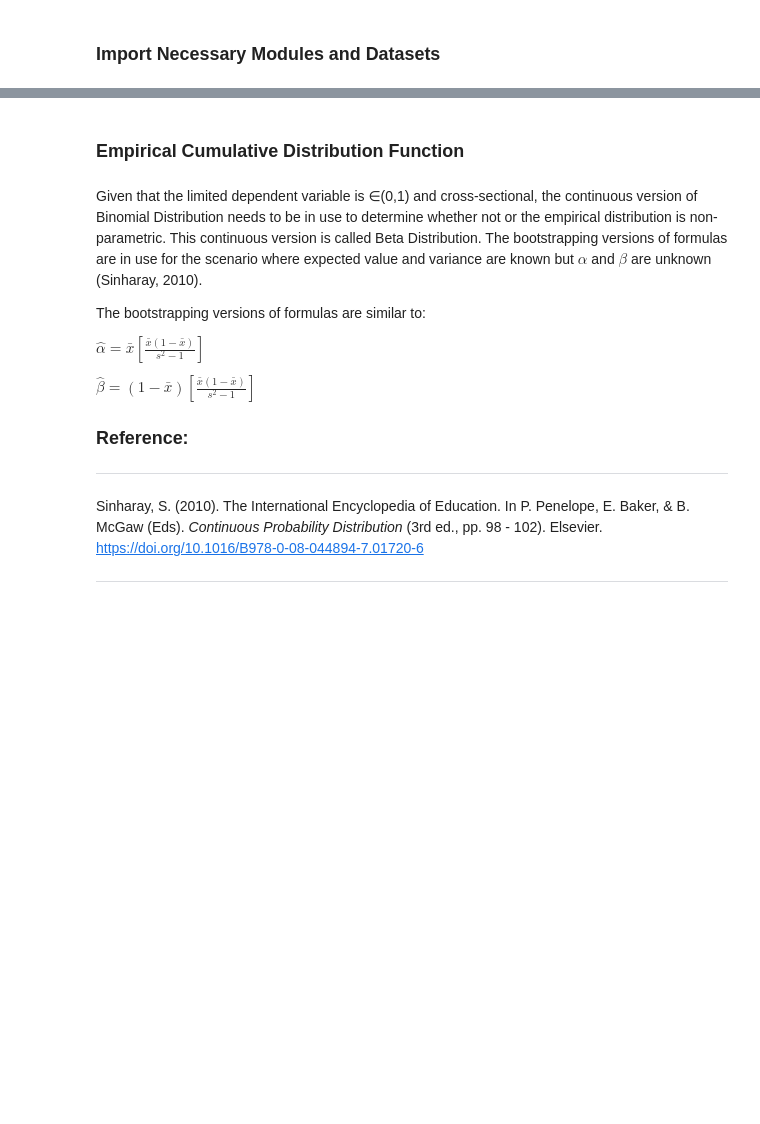
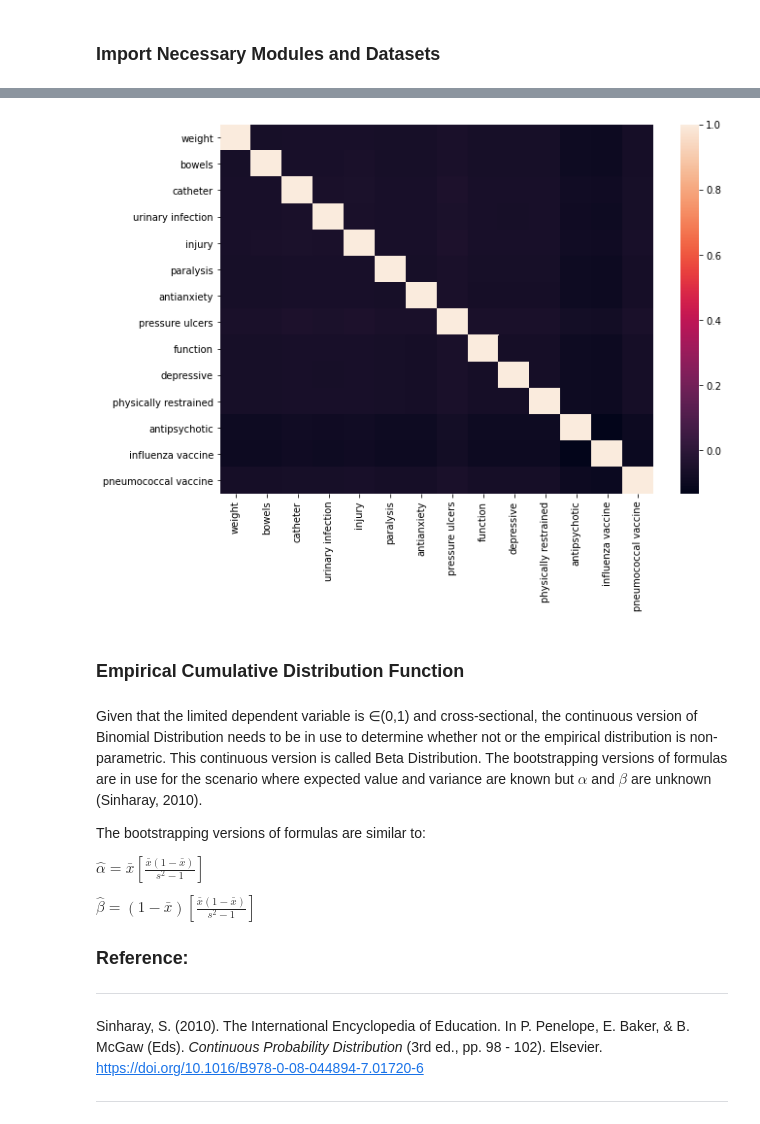
Before and after one commit to jonahwinninghoff/Causal-Analysis-Nursing-Home, a Jupyter notebook: Exploratory Data Analysis/Exploratory Data Analysis.ipynb, the cells around one changed output, grey strips where cells are left out. Drawn from its saved outputs; the diff is of its cells as text; code cells hidden in the pictures; blank space fills up the shorter version.

```diff
--- a/Exploratory Data Analysis/Exploratory Data Analysis.ipynb
+++ b/Exploratory Data Analysis/Exploratory Data Analysis.ipynb
@@ -195,0 +50,3 @@ display(cleaned_q.head())
+# %%
+n = len(clean_quality.columns)
+clean_quality = pd.get_dummies(clean_quality,columns=['Measure Code'])
@@ -195,0 +74,30 @@ display(cleaned_q.head())
+# %%
+replace = ['activities',
+           'weight',
+           'bowels',
+           'catheter',
+           'urinary infection',
+           'injury',
+           'long pneumococcal vaccine',
+           'long antipsychotic',
+           'short pneumococcal vaccine',
+           'paralysis',
+           'antianxiety',
+           'pressure ulcers',
+           'long influenza vaccine',
+           'function',
+           'short influenza vaccine',
+           'depressive',
+           'short antipsychotic',
+           'physically restrained']
+# %%
+for i in enumerate(clean_quality.iloc[:,n-1:].columns):
+    clean_quality = clean_quality.rename(columns={i[1]:replace[i[0]]})
+# %%
+# Combine short and long. Long and short are not needed when we have resident type
+clean_quality['antipsychotic'] = clean_quality[['short antipsychotic','long antipsychotic']].sum(axis=1)
+clean_quality['influenza vaccine'] = clean_quality[['short influenza vaccine','long influenza vaccine']].sum(axis=1)
+clean_quality['pneumococcal vaccine'] = clean_quality[['short pneumococcal vaccine','long pneumococcal vaccine']].sum(axis=1)
+clean_quality = clean_quality.drop(['short antipsychotic','long antipsychotic','short influenza vaccine',
+              'long influenza vaccine','short pneumococcal vaccine',
+              'long pneumococcal vaccine'], axis = 1)
@@ -195,0 +117,6 @@ display(cleaned_q.head())
+# %%
+plt.figure(figsize=(10,7))
+sns.heatmap(clean_quality.iloc[:,n:].corr())
+plt.show()
+# %% [output]
+[figure, added]
```
Also changed, not shown: parts of 91 cells of this notebook.
